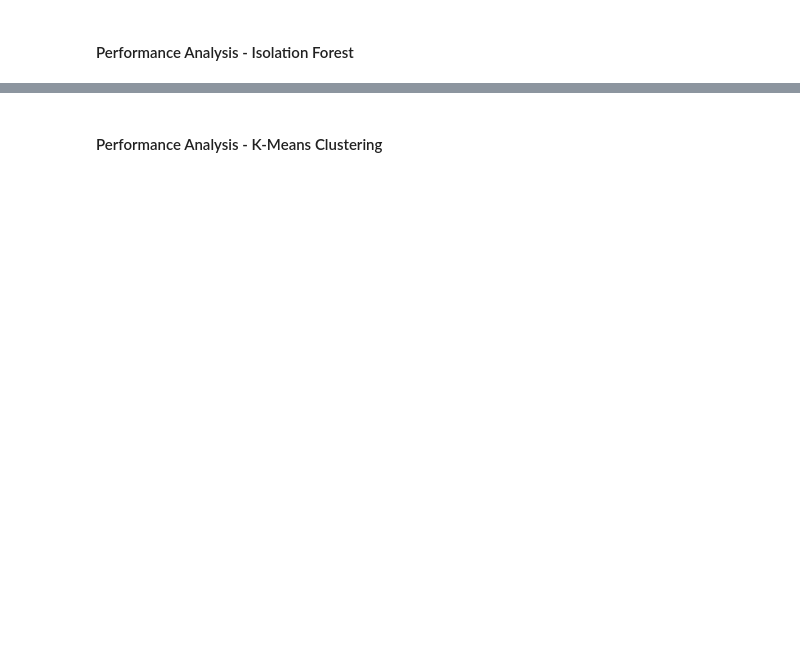
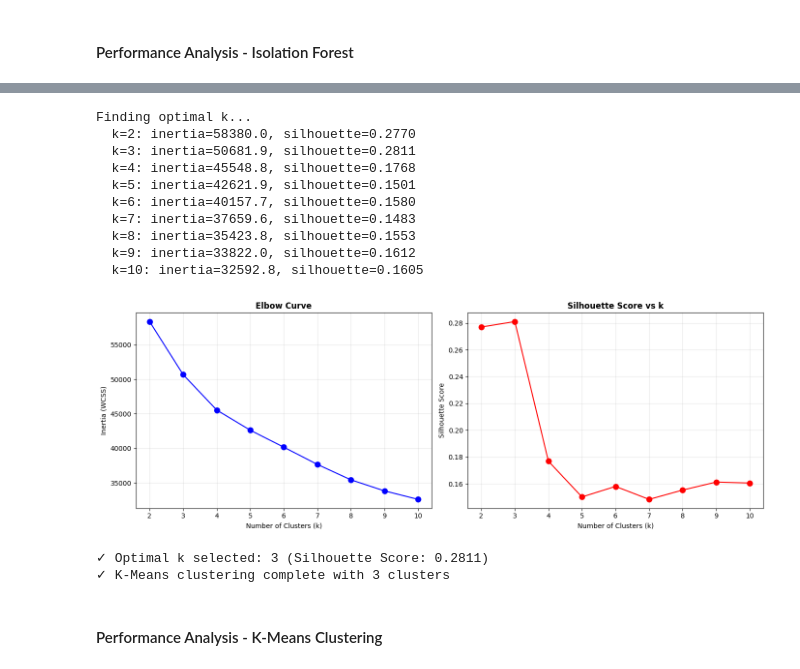
Before and after one commit to racksyyy/Stock-Market-Trend-Analysis, a Jupyter notebook: Notebooks/Stock_Market_Trend_Analysis.ipynb, the cells around one changed output, grey strips where cells are left out. Drawn from its saved outputs; the diff is of its cells as text; code cells hidden in the pictures; blank space fills up the shorter version.

```diff
--- a/Notebooks/Stock_Market_Trend_Analysis.ipynb
+++ b/Notebooks/Stock_Market_Trend_Analysis.ipynb
@@ -464,3 +607,68 @@ print(f"✓ Models saved to {model_root}")
+# %%
+clustering_df = pd.read_csv(proc_dir / "market_data_anomalies.csv")
+clean_df = clustering_df.dropna(subset=features).copy()
+
+scaler = StandardScaler()
+X_scaled = scaler.fit_transform(clean_df[features])
+
+# ── Elbow Curve + Silhouette to find optimal k ──────────────────────────────
+k_range = range(2, 11)
+inertias = []
+silhouette_scores = []
+
+print("Finding optimal k...")
+for k in k_range:
+    km = KMeans(n_clusters=k, random_state=42, n_init=10)
+    labels = km.fit_predict(X_scaled)
+    inertias.append(km.inertia_)
+    silhouette_scores.append(silhouette_score(X_scaled, labels))
+    print(f"  k={k}: inertia={km.inertia_:.1f}, silhouette={silhouette_scores[-1]:.4f}")
+
+fig, axes = plt.subplots(1, 2, figsize=(14, 5))
+
+axes[0].plot(list(k_range), inertias, 'bo-', markersize=8)
+axes[0].set_xlabel('Number of Clusters (k)')
+axes[0].set_ylabel('Inertia (WCSS)')
+axes[0].set_title('Elbow Curve', fontsize=12, fontweight='bold')
+axes[0].set_xticks(list(k_range))
+axes[0].grid(alpha=0.3)
+
+axes[1].plot(list(k_range), silhouette_scores, 'ro-', markersize=8)
+axes[1].set_xlabel('Number of Clusters (k)')
+axes[1].set_ylabel('Silhouette Score')
+axes[1].set_title('Silhouette Score vs k', fontsize=12, fontweight='bold')
+axes[1].set_xticks(list(k_range))
+axes[1].grid(alpha=0.3)
+
+plt.tight_layout()
+plt.show()
+
+# Select optimal k (highest silhouette score)
+optimal_k = list(k_range)[silhouette_scores.index(max(silhouette_scores))]
+print(f"\n✓ Optimal k selected: {optimal_k} (Silhouette Score: {max(silhouette_scores):.4f})")
+
+kmeans = KMeans(n_clusters=optimal_k, random_state=42, n_init=10)
+clean_df['Cluster'] = kmeans.fit_predict(X_scaled)
+
+joblib.dump(kmeans, model_root / "kmeans_model.pkl")
+joblib.dump(scaler, model_root / "scaler.pkl")
+clean_df.to_csv(proc_dir / "market_data_clusters.csv", index=False)
+
+print(f"✓ K-Means clustering complete with {optimal_k} clusters")
+# %% [output]
+Finding optimal k...
+  k=2: inertia=58380.0, silhouette=0.2770
+  k=3: inertia=50681.9, silhouette=0.2811
+  k=4: inertia=45548.8, silhouette=0.1768
+  k=5: inertia=42621.9, silhouette=0.1501
+  k=6: inertia=40157.7, silhouette=0.1580
+  k=7: inertia=37659.6, silhouette=0.1483
+  k=8: inertia=35423.8, silhouette=0.1553
+  k=9: inertia=33822.0, silhouette=0.1612
+  k=10: inertia=32592.8, silhouette=0.1605
+[figure, added]
+✓ Optimal k selected: 3 (Silhouette Score: 0.2811)
+✓ K-Means clustering complete with 3 clusters
 # %% [markdown]
 #### Performance Analysis - K-Means Clustering
 # %%
```
Also changed, not shown: parts of 25 cells of this notebook, 8 other files.
